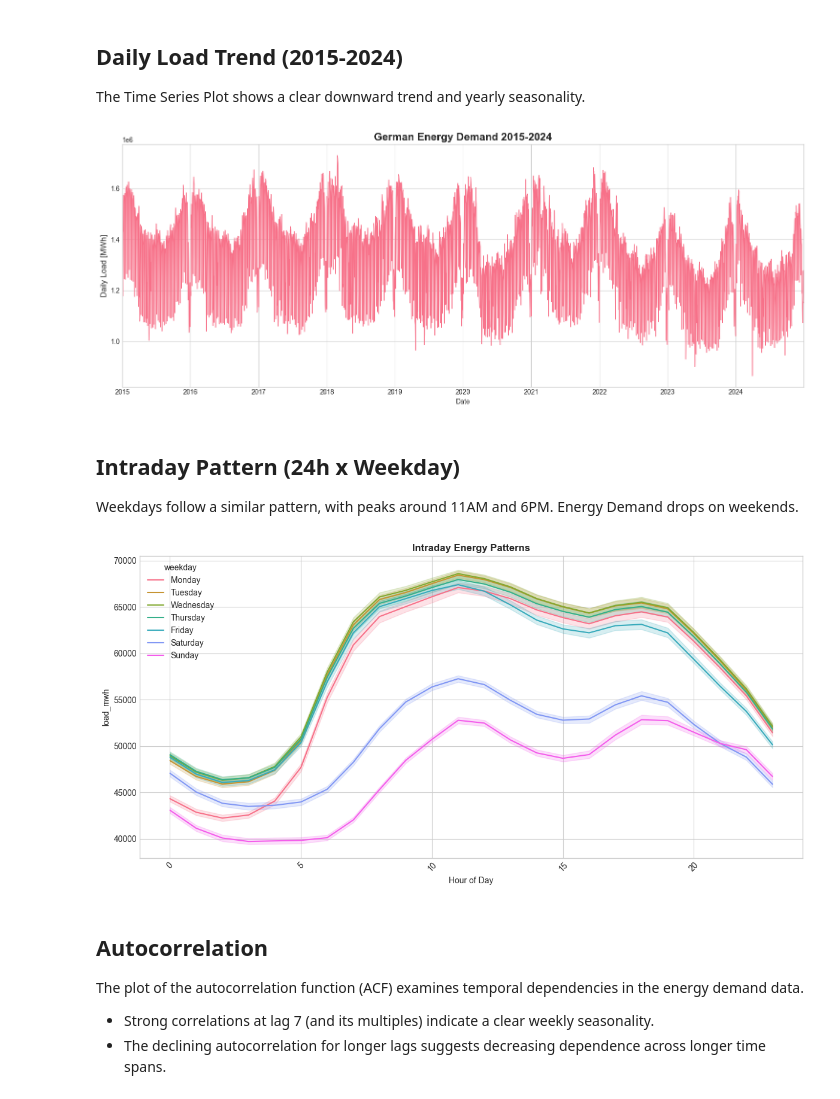
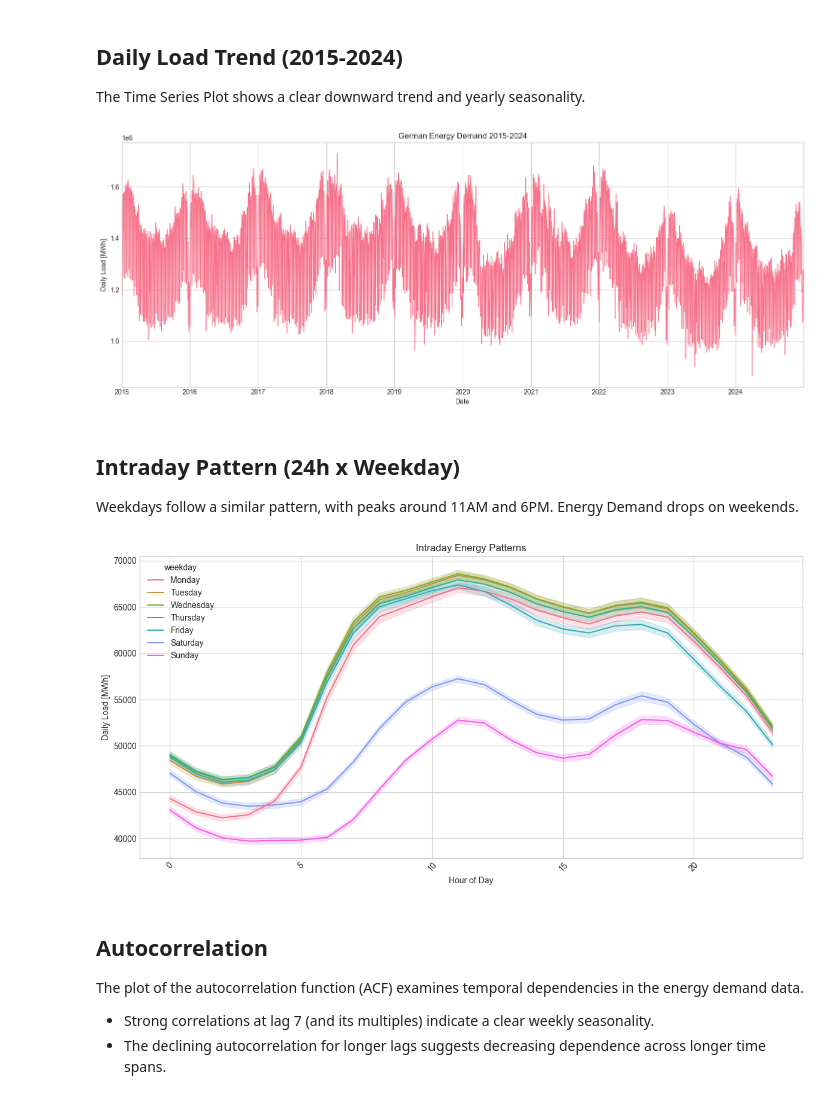
Before and after one commit to marakoe/energy-forecasting, a Jupyter notebook: notebooks/02_eda.ipynb, the cells around one changed output. Drawn from its saved outputs; the diff is of its cells as text; code cells hidden in the pictures.

Commit message:
Final README + images

```diff
--- a/notebooks/02_eda.ipynb
+++ b/notebooks/02_eda.ipynb
@@ -49,28 +49,29 @@ The Time Series Plot shows a clear downward trend and yearly seasonality.
 # %%
 fig, ax = plt.subplots(figsize=(15, 6))
 energy_weather_day['load_mwh'].plot(ax=ax, linewidth=1)
-ax.set_title('German Energy Demand 2015-2024', fontsize=16, fontweight='bold')
-ax.set_ylabel('Daily Load [MWh]', fontsize=12)
+ax.set_title('German Energy Demand 2015-2024')
+ax.set_ylabel('Daily Load [MWh]')
 ax.set_xlabel('Date')
 plt.tight_layout()
 plt.savefig('../images/01_daily_trend.png', dpi=300, bbox_inches='tight')
 plt.show()
 # %% [output]
-[figure, old version]
+[figure, new version]
 # %% [markdown]
 ## Intraday Pattern (24h x Weekday)
 Weekdays follow a similar pattern, with peaks around 11AM and 6PM. Energy Demand drops on weekends.
 # %%
 fig, ax = plt.subplots(figsize=(12, 6))
 sns.lineplot(data=energy_weather_hour, x="hour", y="load_mwh", hue="weekday", ax=ax)
-ax.set_title('Intraday Energy Patterns', fontweight='bold')
+ax.set_title('Intraday Energy Patterns')
 ax.set_xlabel('Hour of Day')
+ax.set_ylabel('Daily Load [MWh]')
 plt.xticks(rotation=45)
 plt.tight_layout()
 plt.savefig('../images/02_intraday.png', dpi=300, bbox_inches='tight')
 plt.show()
 # %% [output]
-[figure, old version]
+[figure, new version]
 # %% [markdown]
 ## Autocorrelation
 The plot of the autocorrelation function (ACF) examines temporal dependencies in the energy demand data.
```
Also changed, not shown: parts of 3 cells of this notebook, 5 other files.
